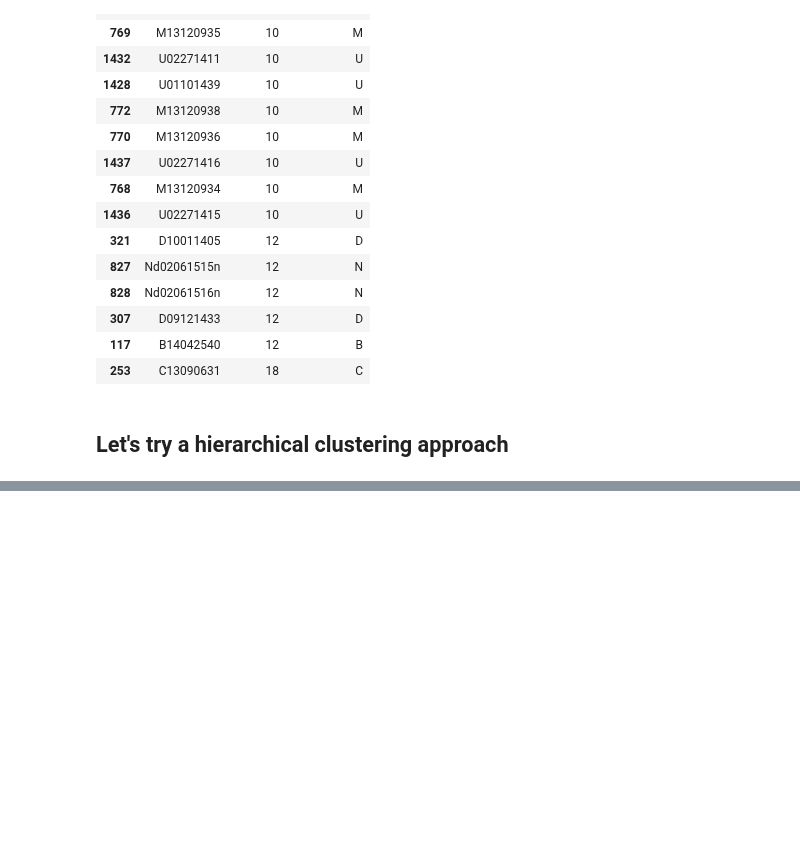
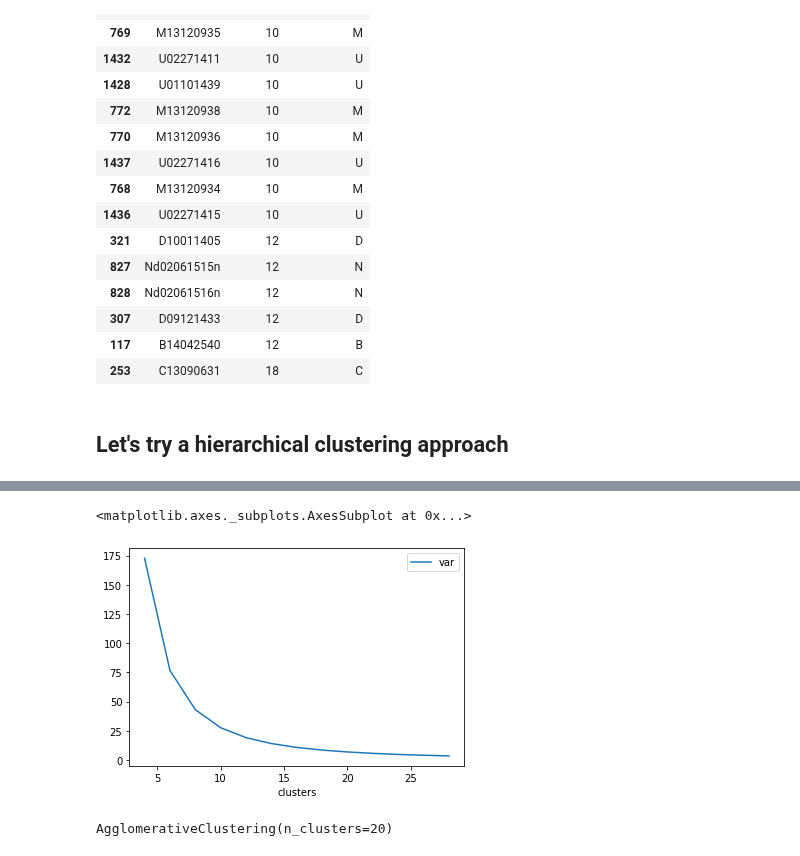
Before and after one commit to souravsingh/BiocSwirl, a Jupyter notebook: notebook/bioc_from_python.ipynb, the cells around one changed output, grey strips where cells are left out. Drawn from its saved outputs; the diff is of its cells as text; code cells hidden in the pictures; blank space fills up the shorter version.

```diff
--- a/notebook/bioc_from_python.ipynb
+++ b/notebook/bioc_from_python.ipynb
@@ -216,2 +217,0 @@ def plot_dendrogram(model, **kwargs):
-# %%
-model = AgglomerativeClustering(distance_threshold=0, n_clusters=None)
@@ -219,0 +245,13 @@ model = model.fit(data)
+# %%
+df_cluster_find = pd.DataFrame.from_dict(d, orient='index').reset_index()
+df_cluster_find.columns=['clusters', 'var']
+df_cluster_find.plot(x='clusters', y='var')
+# %% [output]
+<matplotlib.axes._subplots.AxesSubplot at 0x...>
+[figure, added]
+# %%
+# let's try 20 clusters
+model = AgglomerativeClustering(distance_threshold=None, n_clusters=20)
+model.fit(data)
+# %% [output]
+AgglomerativeClustering(n_clusters=20)
```
Also changed, not shown: parts of 16 cells of this notebook.
